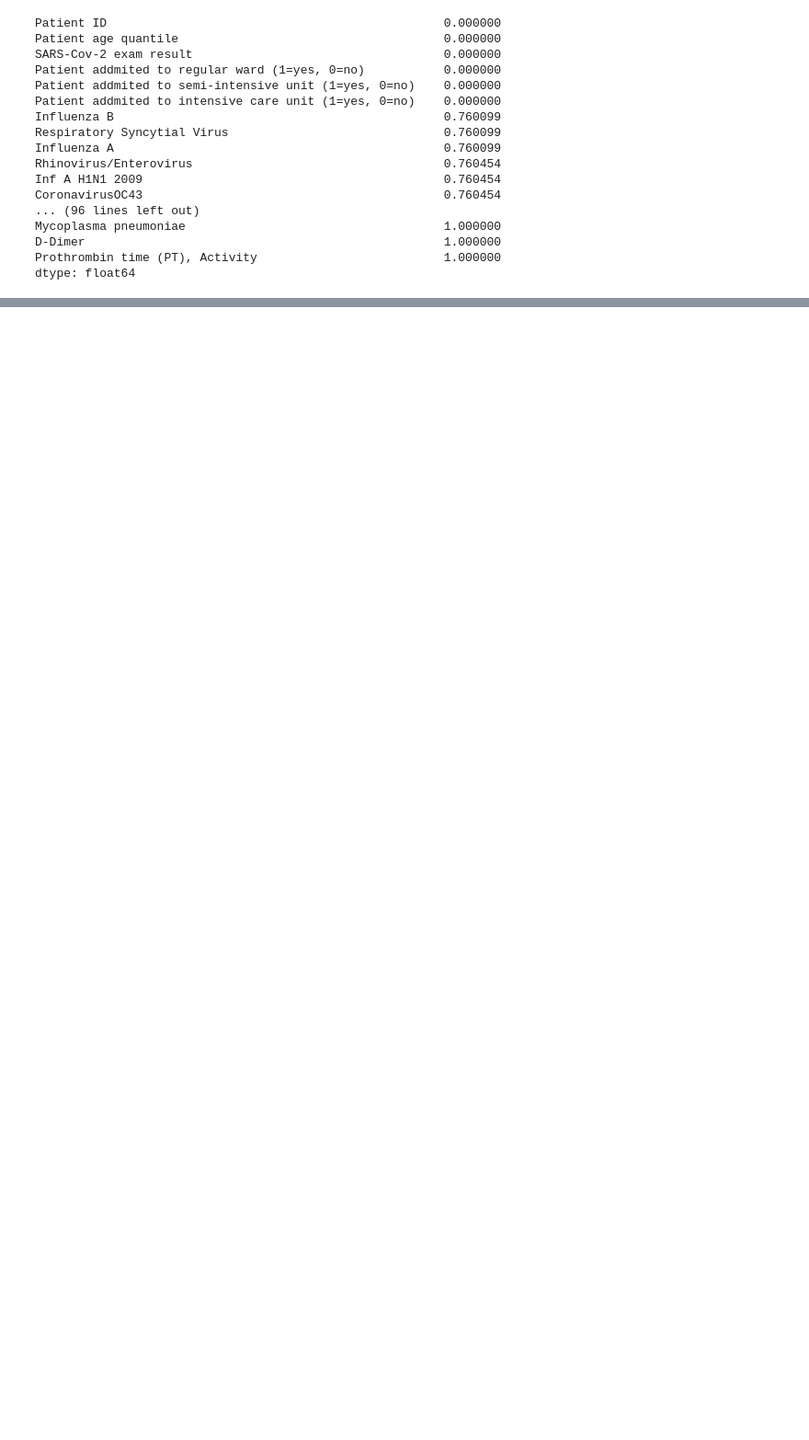
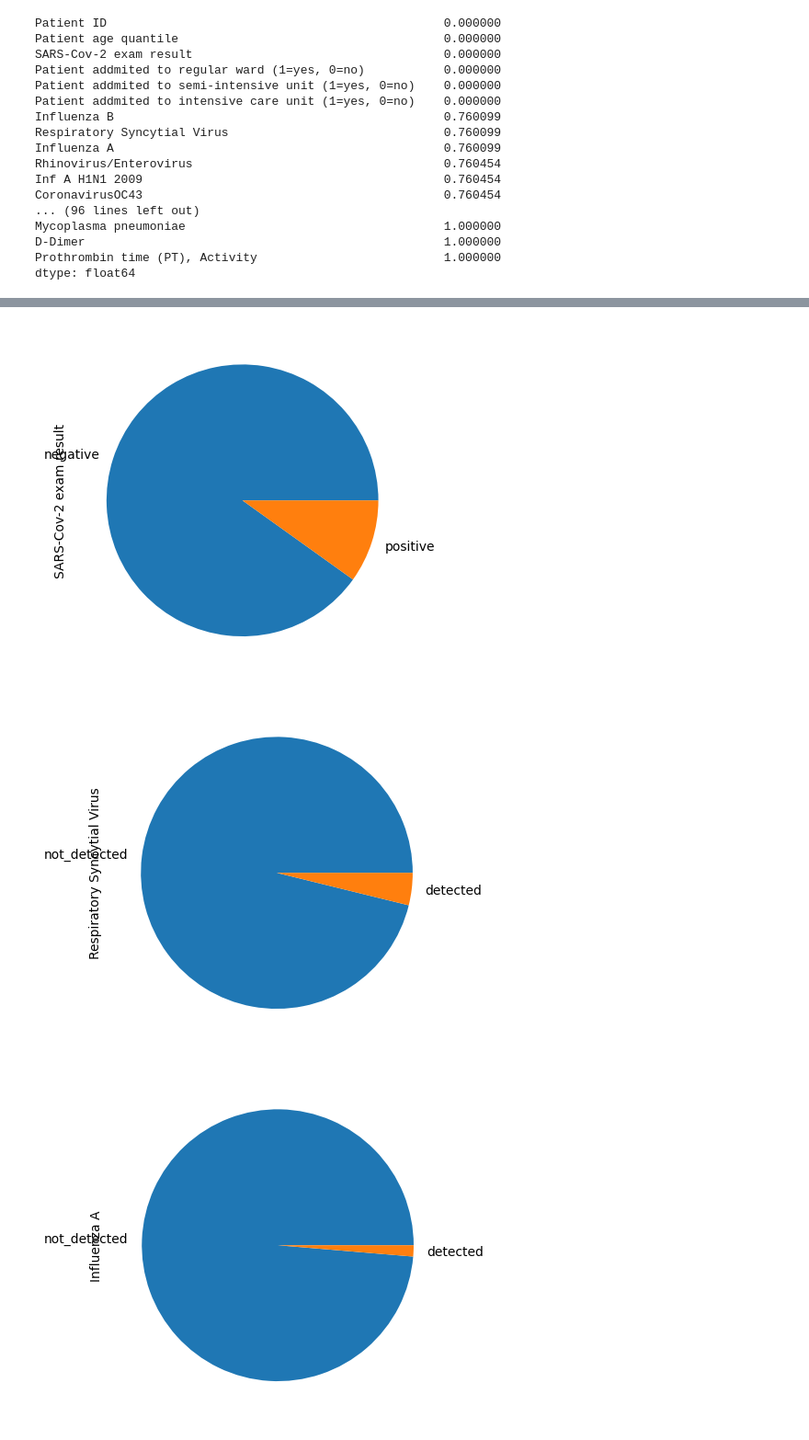
Before and after one commit to Just1919/Projet_Covid, a Jupyter notebook: Projet_Covid.ipynb, the cells around one changed output, grey strips where cells are left out. Shown at 92% size. Drawn from its saved outputs; the diff is of its cells as text; code cells hidden in the pictures; blank space fills up the shorter version.

```diff
--- a/Projet_Covid.ipynb
+++ b/Projet_Covid.ipynb
@@ -165,0 +248,3 @@ Index(['Patient ID', 'Patient age quantile', 'SARS-Cov-2 exam result',
+# %%
+for col in df.select_dtypes('object'):
+  print(f'{col :-<60} {df[col].unique()}')
@@ -165,0 +272,8 @@ Index(['Patient ID', 'Patient age quantile', 'SARS-Cov-2 exam result',
+# %%
+for col in df.select_dtypes('object'):
+  plt.figure()
+  df[col].value_counts().plot.pie()
+# %% [output]
+[figure, added]
+[figure, added]
+[figure, added]
```
Also changed, not shown: parts of 22 cells of this notebook.
